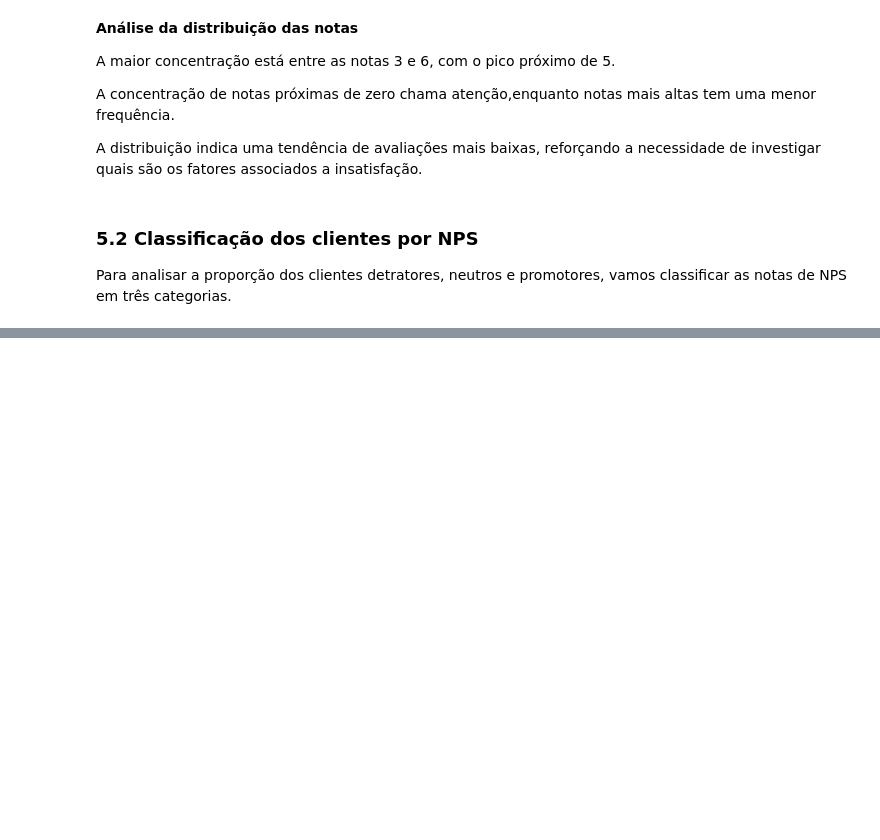
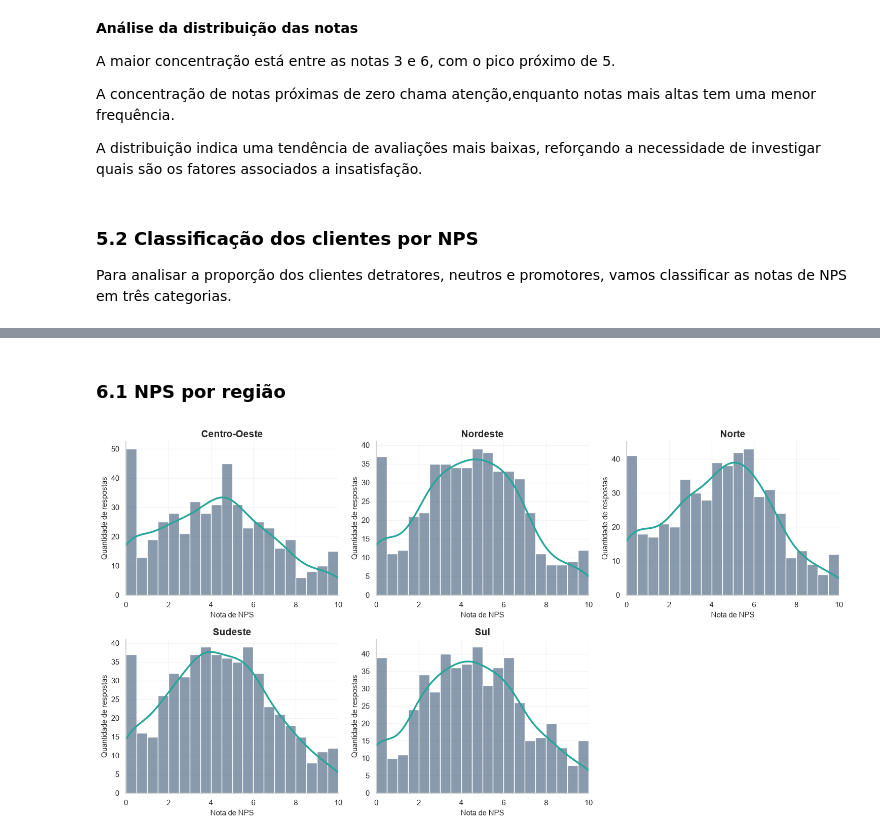
Before and after one commit to CelioRodrigues/analise-nps, a Jupyter notebook: notebooks/01_analise_exploratoria.ipynb, the cells around one changed output, grey strips where cells are left out. Cells and saved outputs as stored; diff of their text form; code cells hidden in the pictures; blank space fills up the shorter version.

```diff
--- a/notebooks/01_analise_exploratoria.ipynb
+++ b/notebooks/01_analise_exploratoria.ipynb
@@ -297,0 +393,35 @@ Name: count, dtype: int64
+# %% [markdown]
+### 6.1 NPS por região
+# %%
+fig, axes = plt.subplots(2, 3, figsize=(15, 8))
+
+regioes = sorted(dados["customer_region"].unique())
+
+for ax, regiao in zip(axes.flat, regioes):
+    sns.histplot(
+        data=dados[dados["customer_region"] == regiao],
+        x="nps_score",
+        bins=20,
+        binrange=(0, 10),
+        kde=True,
+        color=AZUL,
+        edgecolor="white",
+        line_kws={"linewidth": 2.5},
+        ax=ax
+    )
+
+    # Alterar a cor da curva KDE
+    ax.lines[0].set_color(VERDE)
+
+    ax.set_title(regiao)
+    ax.set_xlabel("Nota de NPS")
+    ax.set_ylabel("Quantidade de respostas")
+    ax.set_xlim(0, 10)
+
+# Ocultar gráfico não utilizado
+axes.flat[-1].axis("off")
+
+plt.tight_layout()
+plt.show()
+# %% [output]
+[figure, added]
```
Also changed, not shown: parts of 17 cells of this notebook.
